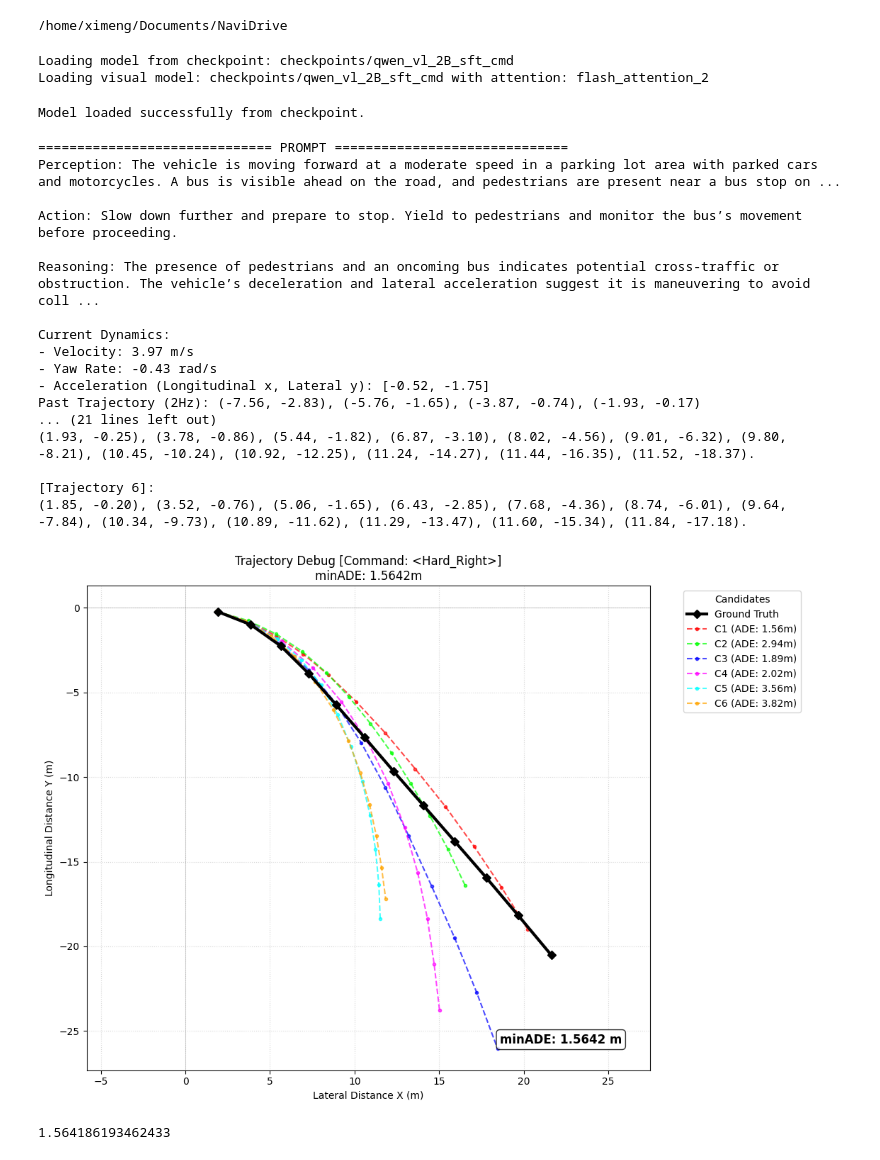
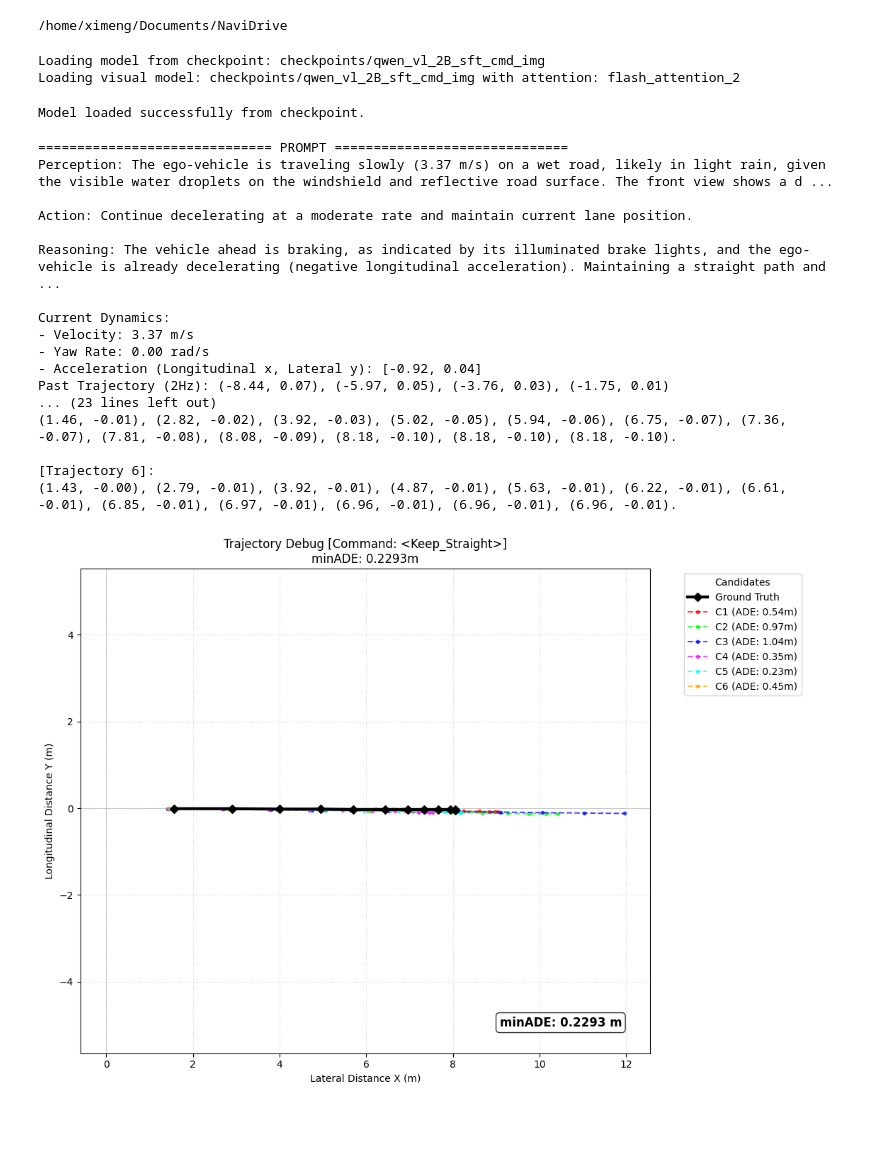
Before and after one commit to TAMU-CVRL/NaviDrive, a Jupyter notebook: demo/inference.ipynb, the cells around one changed output. Drawn from its saved outputs; the diff is of its cells as text; code cells hidden in the pictures; blank space fills up the shorter version.

Commit message:
update results

```diff
--- a/demo/inference.ipynb
+++ b/demo/inference.ipynb
@@ -14,10 +21,10 @@ from utils.caption_utils import parse_string
 # %%
-config_path = "configs/qwen_vl_2B_sft_cmd.yaml"
+config_path = "configs/qwen_vl_2B_sft_cmd_img.yaml"
 
 config = load_config(config_path)
 trainer = driverEngine(config)
 trainer.load_model_from_checkpoint()
 # %% [output]
-Loading model from checkpoint: checkpoints/qwen_vl_2B_sft_cmd
-Loading visual model: checkpoints/qwen_vl_2B_sft_cmd with attention: flash_attention_2
+Loading model from checkpoint: checkpoints/qwen_vl_2B_sft_cmd_img
+Loading visual model: checkpoints/qwen_vl_2B_sft_cmd_img with attention: flash_attention_2
 Model loaded successfully from checkpoint.
@@ -83,23 +166,22 @@ def plot_debug_results(pred_outputs, gt_wp_raw, command="Unknown"):
 # %%
-outputs, gt_wp, command = trainer.inference_once(temperature=0.7, top_p=0.8, sample_index=12)
-plot_debug_results(outputs, gt_wp, command)
+outputs, gt_wp, command, token = trainer.inference_once(temperature=0.7, top_p=0.8, sample_index=41)
+min_ade, best_trajectory = plot_debug_results(outputs, gt_wp, command)
 # %% [output]
 ============================== PROMPT ==============================
-Perception: The vehicle is moving forward at a moderate speed in a parking lot area with parked cars and motorcycles. A bus is visible ahead on the road, and pedestrians are present near a bus stop on ...
+Perception: The ego-vehicle is traveling slowly (3.37 m/s) on a wet road, likely in light rain, given the visible water droplets on the windshield and reflective road surface. The front view shows a d ...
 
-Action: Slow down further and prepare to stop. Yield to pedestrians and monitor the bus’s movement before proceeding.
+Action: Continue decelerating at a moderate rate and maintain current lane position.
 
-Reasoning: The presence of pedestrians and an oncoming bus indicates potential cross-traffic or obstruction. The vehicle’s deceleration and lateral acceleration suggest it is maneuvering to avoid coll ...
+Reasoning: The vehicle ahead is braking, as indicated by its illuminated brake lights, and the ego-vehicle is already decelerating (negative longitudinal acceleration). Maintaining a straight path and ...
 
 Current Dynamics:
-- Velocity: 3.97 m/s
-- Yaw Rate: -0.43 rad/s
-- Acceleration (Longitudinal x, Lateral y): [-0.52, -1.75]
-Past Trajectory (2Hz): (-7.56, -2.83), (-5.76, -1.65), (-3.87, -0.74), (-1.93, -0.17)
-... (21 lines left out)
-(1.93, -0.25), (3.78, -0.86), (5.44, -1.82), (6.87, -3.10), (8.02, -4.56), (9.01, -6.32), (9.80, -8.21), (10.45, -10.24), (10.92, -12.25), (11.24, -14.27), (11.44, -16.35), (11.52, -18.37).
+- Velocity: 3.37 m/s
+- Yaw Rate: 0.00 rad/s
+- Acceleration (Longitudinal x, Lateral y): [-0.92, 0.04]
+Past Trajectory (2Hz): (-8.44, 0.07), (-5.97, 0.05), (-3.76, 0.03), (-1.75, 0.01)
+... (23 lines left out)
+(1.46, -0.01), (2.82, -0.02), (3.92, -0.03), (5.02, -0.05), (5.94, -0.06), (6.75, -0.07), (7.36, -0.07), (7.81, -0.08), (8.08, -0.09), (8.18, -0.10), (8.18, -0.10), (8.18, -0.10).
 
 [Trajectory 6]:
-(1.85, -0.20), (3.52, -0.76), (5.06, -1.65), (6.43, -2.85), (7.68, -4.36), (8.74, -6.01), (9.64, -7.84), (10.34, -9.73), (10.89, -11.62), (11.29, -13.47), (11.60, -15.34), (11.84, -17.18).
+(1.43, -0.00), (2.79, -0.01), (3.92, -0.01), (4.87, -0.01), (5.63, -0.01), (6.22, -0.01), (6.61, -0.01), (6.85, -0.01), (6.97, -0.01), (6.96, -0.01), (6.96, -0.01), (6.96, -0.01).
-[figure, old version]
+[figure, new version]
-1.564186193462433
```
Also changed, not shown: parts of 5 cells of this notebook, 14 other files.
